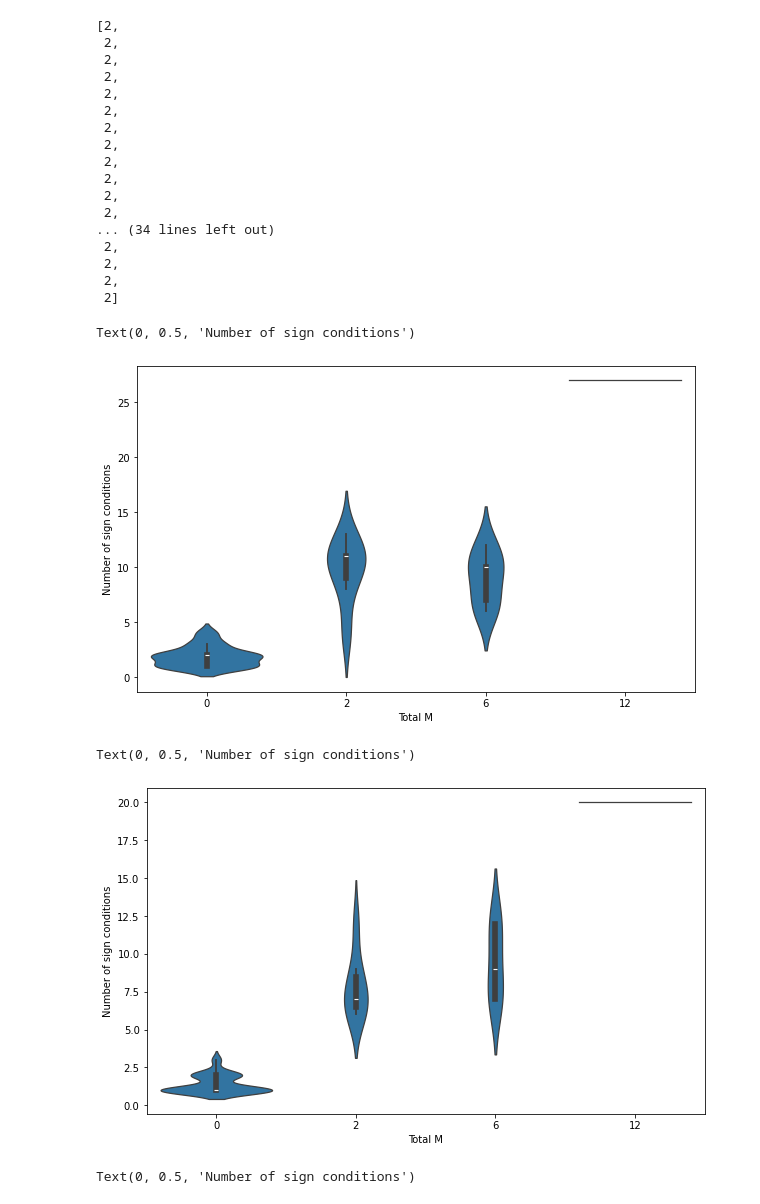
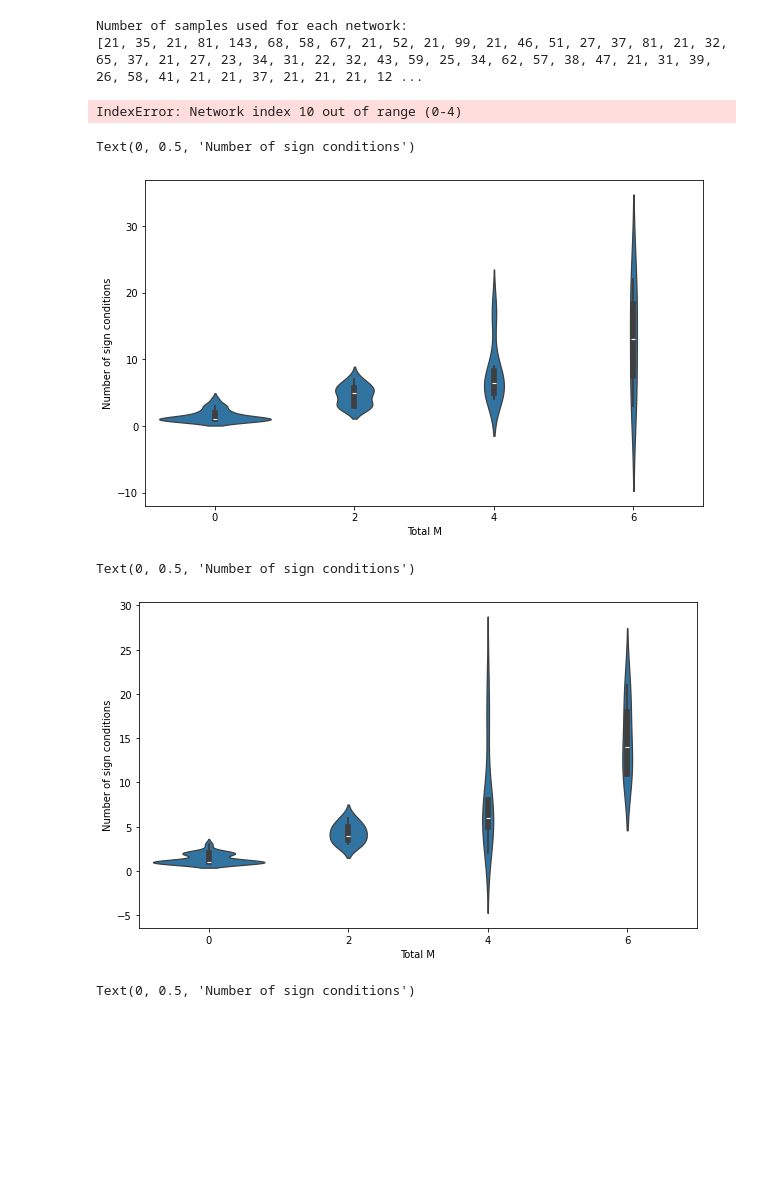
Before and after one commit to csfloyd/GlycanAnalysis, a Jupyter notebook: Python/run_scan_local.ipynb, the cells around one changed output. Drawn from its saved outputs; the diff is of its cells as text; code cells hidden in the pictures; blank space fills up the shorter version.

Commit message:
adaptive sampler

```diff
--- a/Python/run_scan_local.ipynb
+++ b/Python/run_scan_local.ipynb
@@ -220,49 +182,39 @@ conservation_analysis: 0.00 seconds (0.0%)
 rates_creation: 0.00 seconds (0.0%)
 simulator_init: 0.00 seconds (0.0%)
 =====================
-# %%
-n_cycles_list
-# %% [output]
-[2,
- 2,
- 2,
- 2,
- 2,
- 2,
- 2,
- 2,
- 2,
- 2,
- 2,
- 2,
-... (34 lines left out)
- 2,
- 2,
- 2,
- 2]
+# %%
+# Print number of samples used for each network
+sample_counts = [network['additional_data']['sample_count'] for network in data_logger.network_data]
+print("Number of samples used for each network:")
+print(sample_counts)
+# %% [output]
+Number of samples used for each network:
+[21, 35, 21, 81, 143, 68, 58, 67, 21, 52, 21, 99, 21, 46, 51, 27, 37, 81, 21, 32, 65, 37, 21, 27, 23, 34, 31, 22, 32, 43, 59, 25, 34, 62, 57, 38, 47, 21, 31, 39, 26, 58, 41, 21, 21, 37, 21, 21, 21, 12 ...
+# %%
+first_network = data_logger.get_network_by_index(10)
+# %% [output]
+IndexError: Network index 10 out of range (0-4)
 # %%
 import seaborn as sns
 import matplotlib.pyplot as plt
 
-n_sign_conditions = np.array([len(s) for s in sign_conditions_list])
-M_values = np.array(M_0t1_list) + np.array(M_1t0_list) + np.array(M_0b1_list)
-
+M_values = np.array([data_logger.network_data[n]['conservation_changes']['M_0t1'] + data_logger.network_data[n]['conservation_changes']['M_1t0'] + data_logger.network_data[n]['conservation_changes']['M_0b1'] for n in range(len(data_logger.network_data))])
+n_sign_conditions = np.array([data_logger.network_data[n]['n_sign_conditions'] for n in range(len(data_logger.network_data))])
 
 plt.figure(figsize=(10,6))
 sns.violinplot(x=M_values, y=n_sign_conditions)
 plt.xlabel('Total M')
 
 plt.ylabel('Number of sign conditions')
 # %% [output]
 Text(0, 0.5, 'Number of sign conditions')
-[figure, old version]
+[figure, new version]
 # %%
 import seaborn as sns
 import matplotlib.pyplot as plt
 
-n_sign_conditions = np.array([len(s) for s in sign_conditions_list])
-M_values = np.array(M_0t1_list) + np.array(M_1t0_list) + np.array(M_0b1_list)
-
+M_values = np.array([data_logger.network_data[n]['conservation_changes']['M_0t1'] + data_logger.network_data[n]['conservation_changes']['M_1t0'] + data_logger.network_data[n]['conservation_changes']['M_0b1'] for n in range(len(data_logger.network_data))])
+n_sign_conditions = np.array([data_logger.network_data[n]['n_sign_conditions'] for n in range(len(data_logger.network_data))])
 
 plt.figure(figsize=(10,6))
 sns.violinplot(x=M_values, y=n_sign_conditions)
@@ -271,7 +223,7 @@ plt.xlabel('Total M')
 plt.ylabel('Number of sign conditions')
 # %% [output]
 Text(0, 0.5, 'Number of sign conditions')
-[figure, old version]
+[figure, new version]
 # %%
 import seaborn as sns
 import matplotlib.pyplot as plt
```
Also changed, not shown: parts of 1 cell of this notebook, 5 other files.
